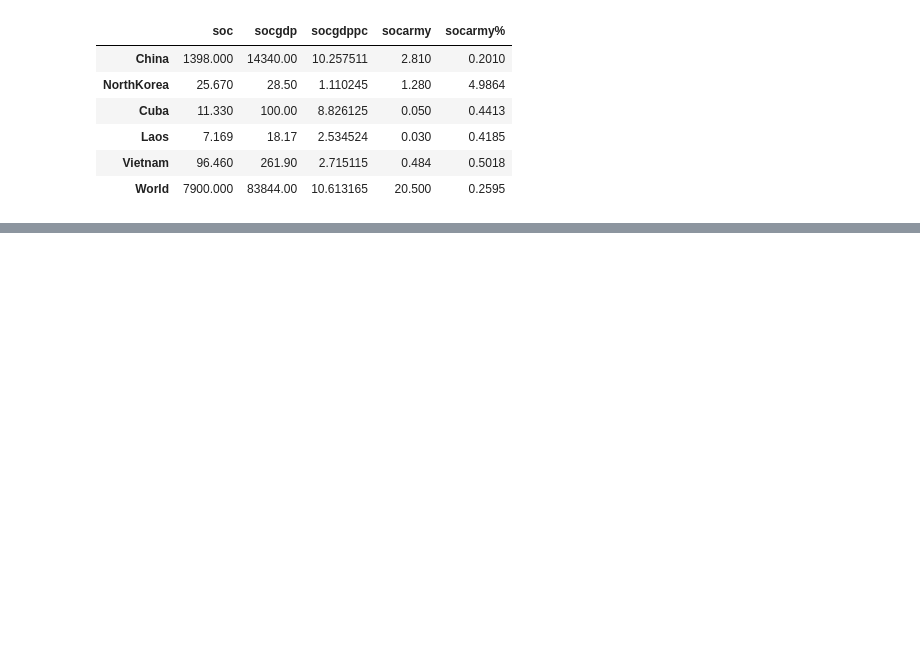
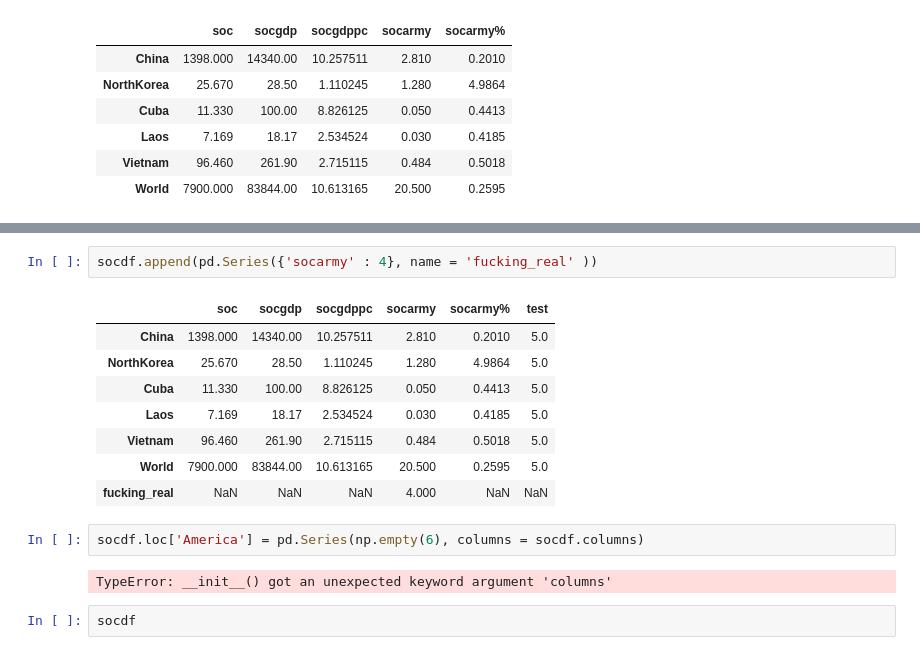
Before and after one commit to NikelaosToner/freecodecamp-intro-to-pandas, a Jupyter notebook: Untitled Folder/1 pandas.ipynb, the cells around one changed output, grey strips where cells are left out. Drawn from its saved outputs; the diff is of its cells as text; blank space fills up the shorter version.

```diff
--- a/Untitled Folder/1 pandas.ipynb
+++ b/Untitled Folder/1 pandas.ipynb
@@ -642,0 +663,17 @@ socdf
+# %%
+socdf.append(pd.Series({'socarmy' : 4}, name = 'fucking_real' ))
+# %% [output]
+|  | soc | socgdp | socgdppc | socarmy | socarmy% | test |
+| China | 1398.000 | 14340.00 | 10.257511 | 2.810 | 0.2010 | 5.0 |
+| NorthKorea | 25.670 | 28.50 | 1.110245 | 1.280 | 4.9864 | 5.0 |
+| Cuba | 11.330 | 100.00 | 8.826125 | 0.050 | 0.4413 | 5.0 |
+| Laos | 7.169 | 18.17 | 2.534524 | 0.030 | 0.4185 | 5.0 |
+| Vietnam | 96.460 | 261.90 | 2.715115 | 0.484 | 0.5018 | 5.0 |
+| World | 7900.000 | 83844.00 | 10.613165 | 20.500 | 0.2595 | 5.0 |
+| fucking_real | NaN | NaN | NaN | 4.000 | NaN | NaN |
+# %%
+socdf.loc['America'] = pd.Series(np.empty(6), columns = socdf.columns)
+# %% [output]
+TypeError: __init__() got an unexpected keyword argument 'columns'
+# %%
+socdf
```
Also changed, not shown: parts of 5 cells of this notebook.
